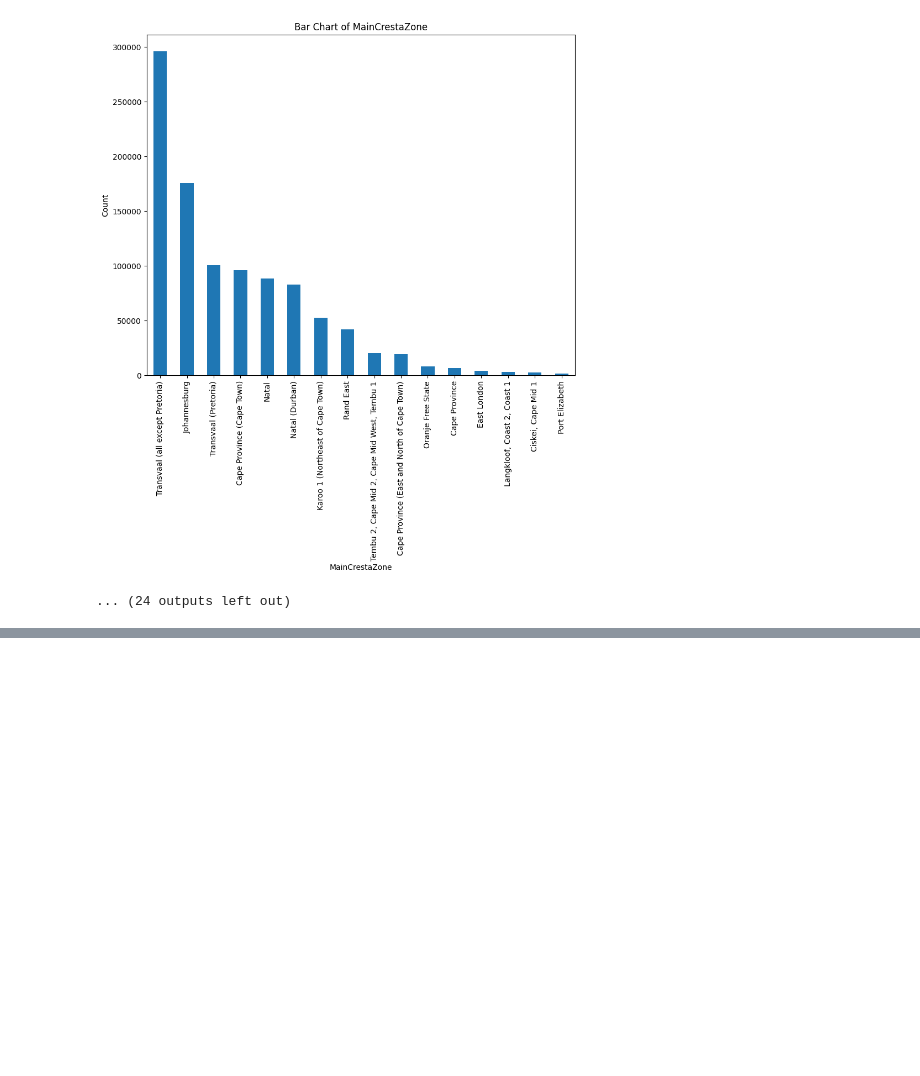
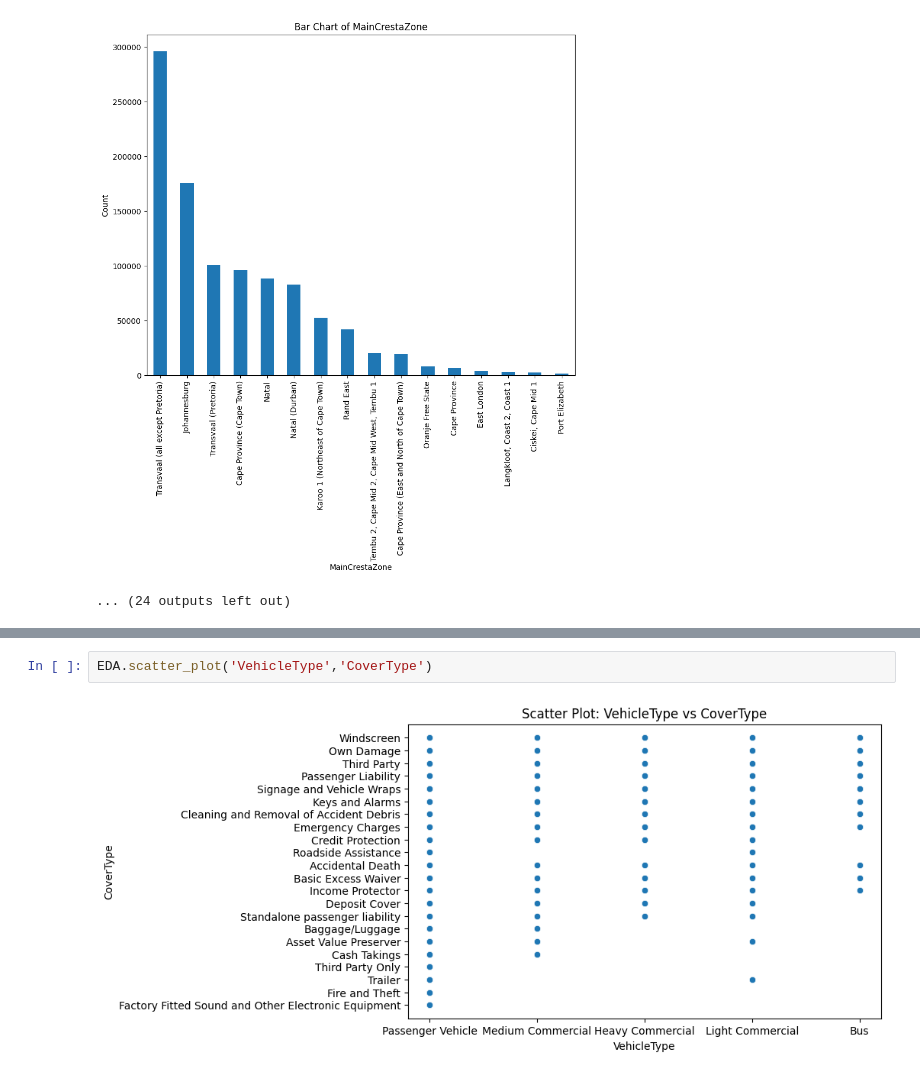
Before and after one commit to bef898/-Insurance-Claim-Analysis, a Jupyter notebook: notebooks/eda.ipynb, the cells around one changed output, grey strips where cells are left out. Cells and saved outputs as stored; diff of their text form; blank space fills up the shorter version.

```diff
--- a/notebooks/eda.ipynb
+++ b/notebooks/eda.ipynb
@@ -129,0 +134,4 @@ ValueError: could not convert string to float: '2015-03-01 00:00:00'
+# %%
+EDA.scatter_plot('VehicleType','CoverType')
+# %% [output]
+[figure, added]
```
Also changed, not shown: parts of 3 cells of this notebook.
